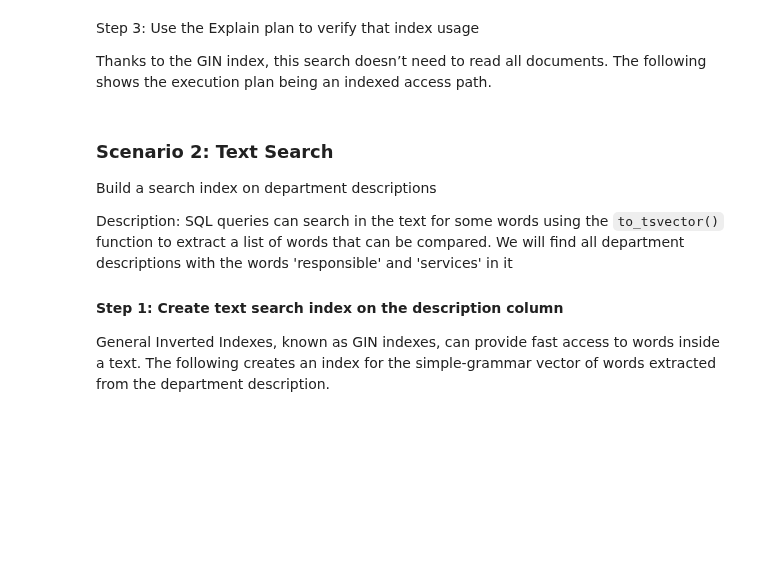
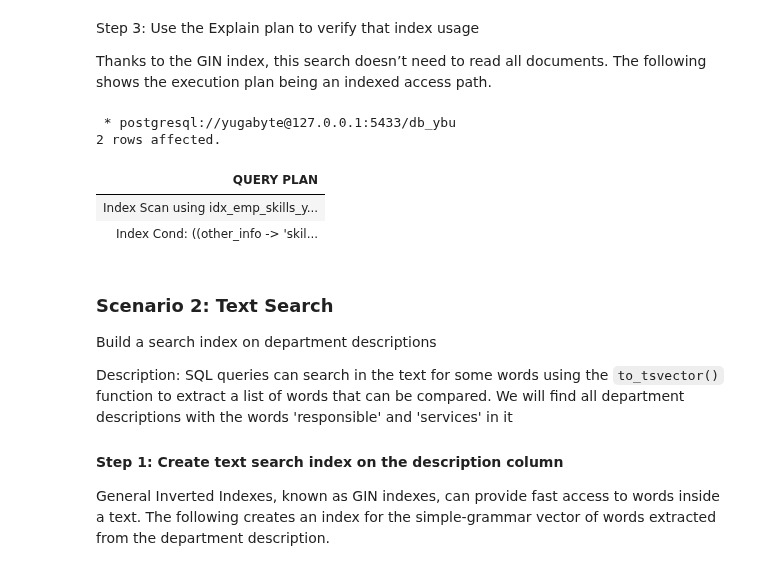
Before and after one commit to YugabyteDB-University/YSQL-Development, a Jupyter notebook: 02_YSQL_Development.ipynb, the cells around one changed output. Saved outputs shown, nothing was run; the diff lists cells and outputs as text; code cells hidden in the pictures; blank space fills up the shorter version.

```diff
--- a/02_YSQL_Development.ipynb
+++ b/02_YSQL_Development.ipynb
@@ -480,8 +710,14 @@ Step 3: Use the Explain plan to verify that index usage
 Thanks to the GIN index, this search doesn’t need to read all documents. The following shows the execution plan being an indexed access path.
 # %%
 %%sql
--- TODO CHECK syntax, spacing
+
 explain select * from tbl_employees where other_info->'skills' @> '"SQL"' ;
+# %% [output]
+ * postgresql://yugabyte@127.0.0.1:5433/db_ybu
+2 rows affected.
+| QUERY PLAN |
+| Index Scan using idx_emp_skills_y... |
+| Index Cond: ((other_info -> 'skil... |
 # %% [markdown]
 ### Scenario 2: Text Search
 Build a search index on department descriptions
```
Also changed, not shown: parts of 54 cells of this notebook, 5 other files.
